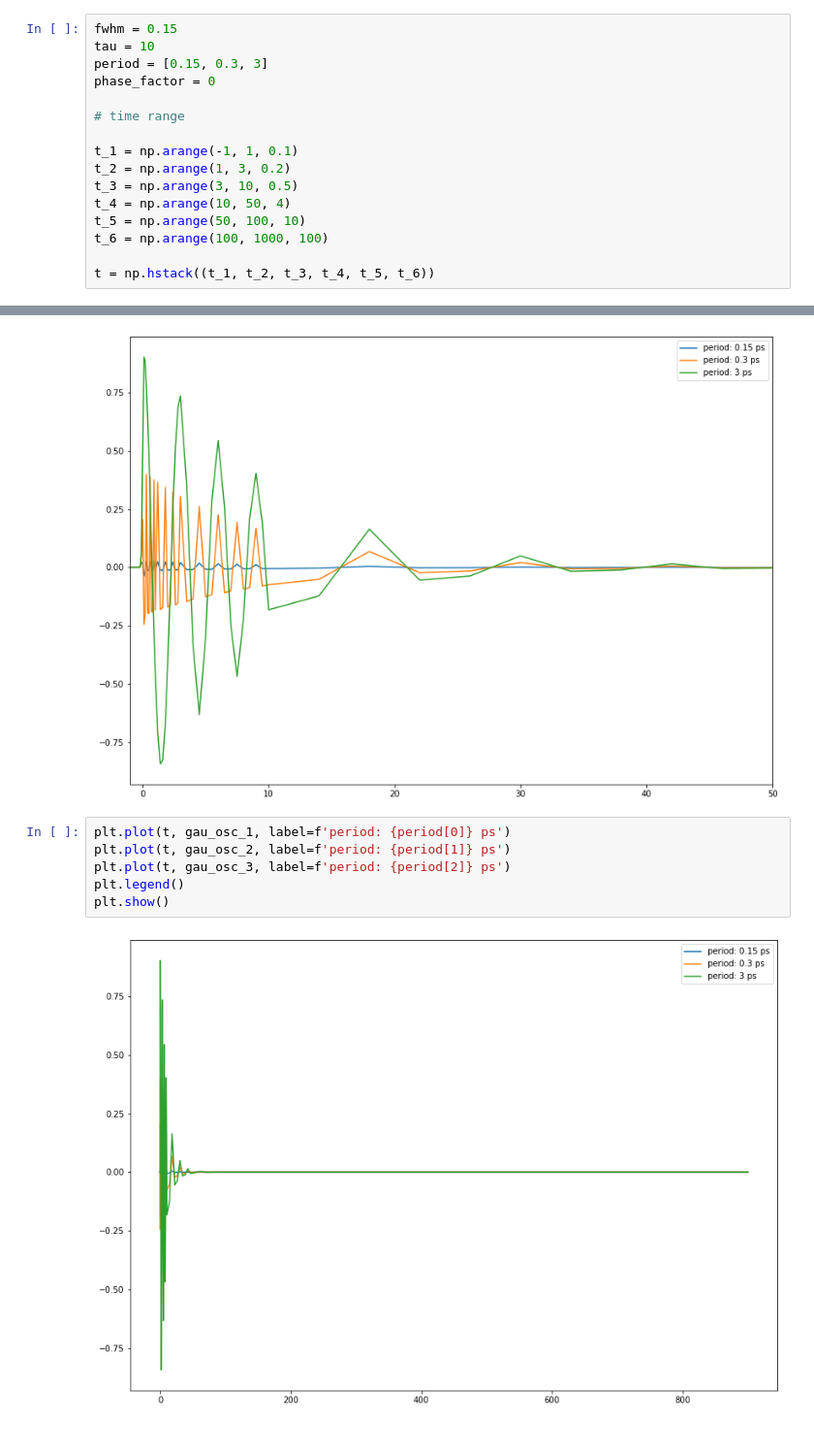
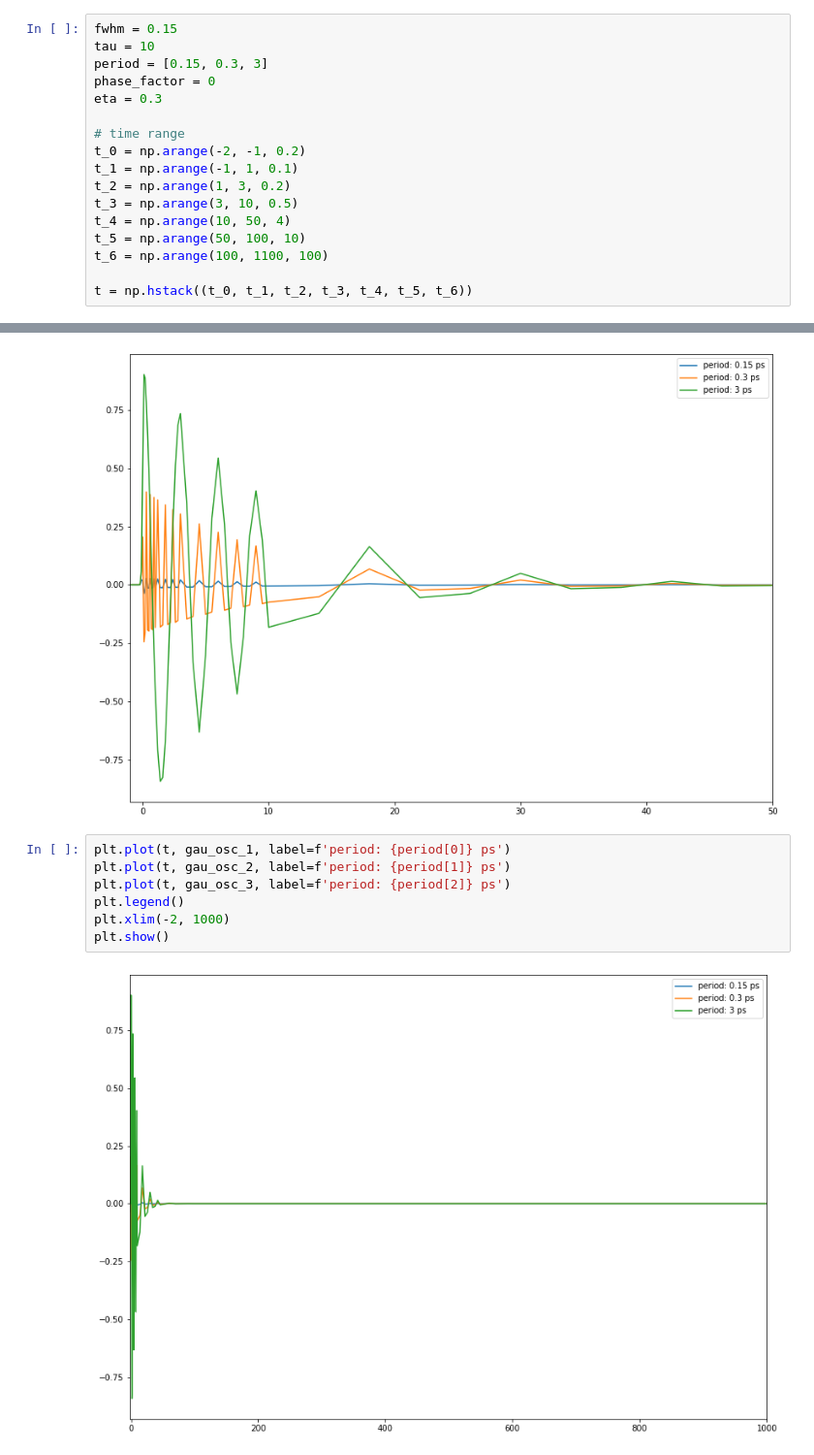
Before and after one commit to pistack/TRXASprefitpack-example, a Jupyter notebook: dmp_osc.ipynb, the cells around one changed output, grey strips where cells are left out. Shown at 97% size. Drawn from its saved outputs; the diff is of its cells as text.

```diff
--- a/dmp_osc.ipynb
+++ b/dmp_osc.ipynb
@@ -29,17 +33,18 @@ fwhm = 0.15
 tau = 10
 period = [0.15, 0.3, 3]
 phase_factor = 0
+eta = 0.3
 
 # time range
-
+t_0 = np.arange(-2, -1, 0.2)
 t_1 = np.arange(-1, 1, 0.1)
 t_2 = np.arange(1, 3, 0.2)
 t_3 = np.arange(3, 10, 0.5)
 t_4 = np.arange(10, 50, 4)
 t_5 = np.arange(50, 100, 10)
-t_6 = np.arange(100, 1000, 100)
+t_6 = np.arange(100, 1100, 100)
 
-t = np.hstack((t_1, t_2, t_3, t_4, t_5, t_6))
+t = np.hstack((t_0, t_1, t_2, t_3, t_4, t_5, t_6))
 # %% [markdown]
 ## ``dmp_osc_conv_gau`` routine
 # %%
@@ -86,8 +91,9 @@ plt.show()
 # %%
 plt.plot(t, gau_osc_1, label=f'period: {period[0]} ps')
 plt.plot(t, gau_osc_2, label=f'period: {period[1]} ps')
 plt.plot(t, gau_osc_3, label=f'period: {period[2]} ps')
 plt.legend()
+plt.xlim(-2, 1000)
 plt.show()
 # %% [output]
-[figure, old version]
+[figure, new version]
```
Also changed, not shown: parts of 16 cells of this notebook, 1 other file.
